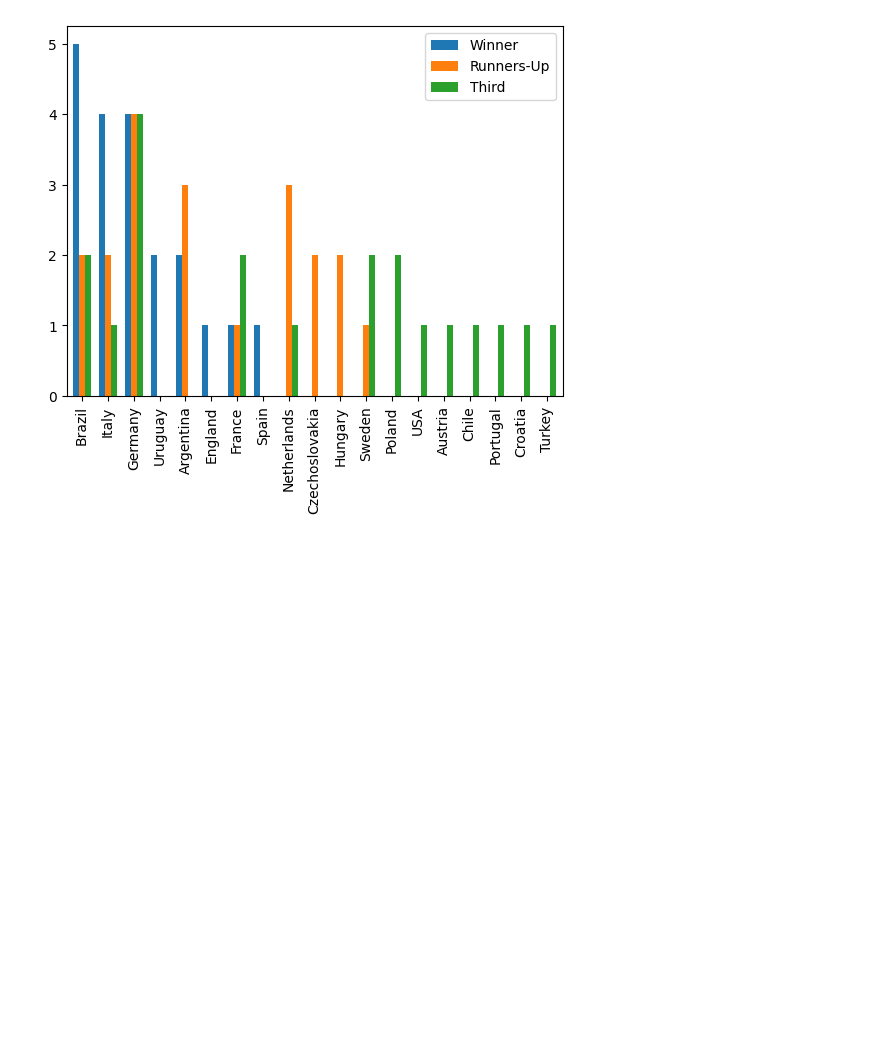
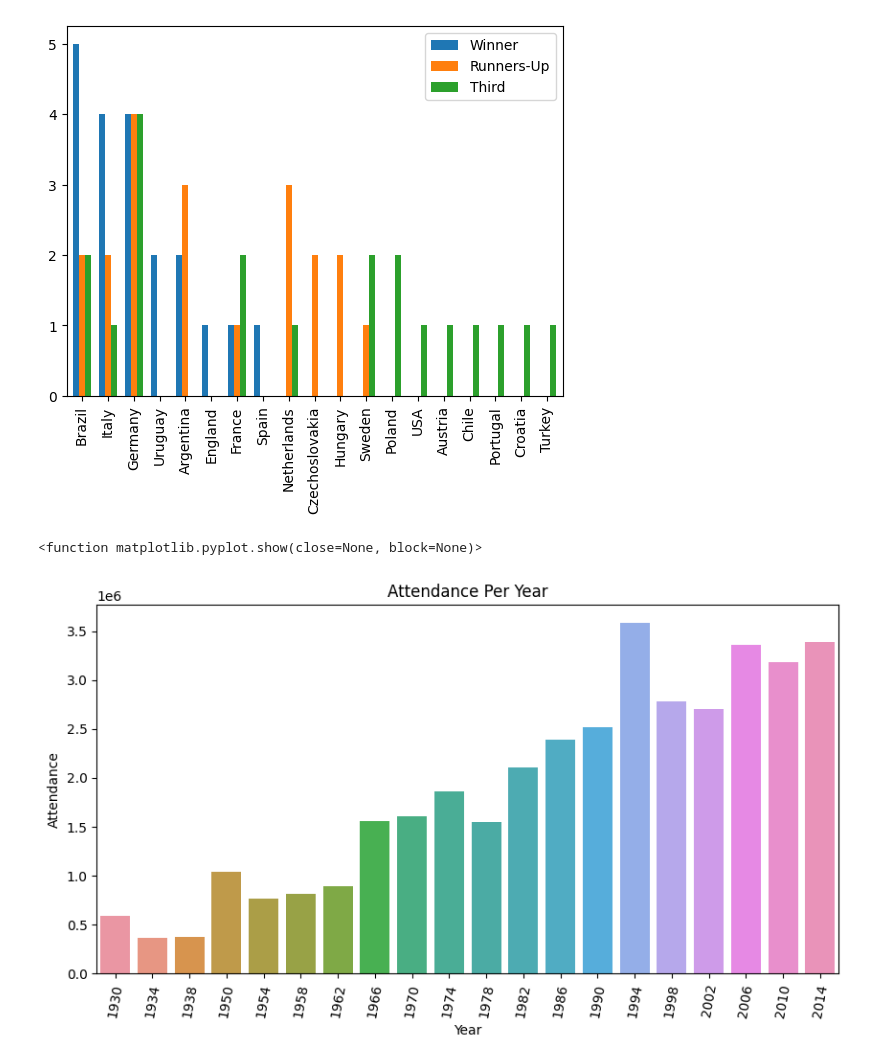
Before and after one commit to Jit-12/FIFA-World-Cup-Data-Analysis-, a Jupyter notebook: FIFA_World_Cup.ipynb, the cells around one changed output. Cells and saved outputs as stored; diff of their text form; code cells hidden in the pictures; blank space fills up the shorter version.

```diff
--- a/FIFA_World_Cup.ipynb
+++ b/FIFA_World_Cup.ipynb
@@ -359,3 +362,5 @@ cups.head()
 | 2 | 1938 | France | Italy | Hungary | Brazil | Sweden | 84 | 15 | 18 | ... |
 | 3 | 1950 | Brazil | Uruguay | Brazil | Sweden | Spain | 88 | 13 | 22 | ... |
 | 4 | 1954 | Switzerland | Germany | Hungary | Austria | Uruguay | 140 | 16 | 26 | ... |
+# %%
+cups['Attendance'] = cups['Attendance'].str.replace('.','')
@@ -362,3 +387,5 @@ cups.head()
+# %%
+cups['Attendance'] = cups['Attendance'].astype(int)
 # %% [markdown]
 # EDA
 # %%
@@ -437,3 +464,12 @@ teams.plot(kind='bar',width=0.7)
 # %% [output]
 <Axes: >
 [figure]
+# %%
+plt.figure(figsize=(10,5))
+g = sns.barplot(data=cups,x='Year',y='Attendance')
+plt.xticks(rotation = 80)
+plt.title("Attendance Per Year")
+plt.show
+# %% [output]
+<function matplotlib.pyplot.show(close=None, block=None)>
+[figure, added]
```
Also changed, not shown: parts of 8 cells of this notebook.
